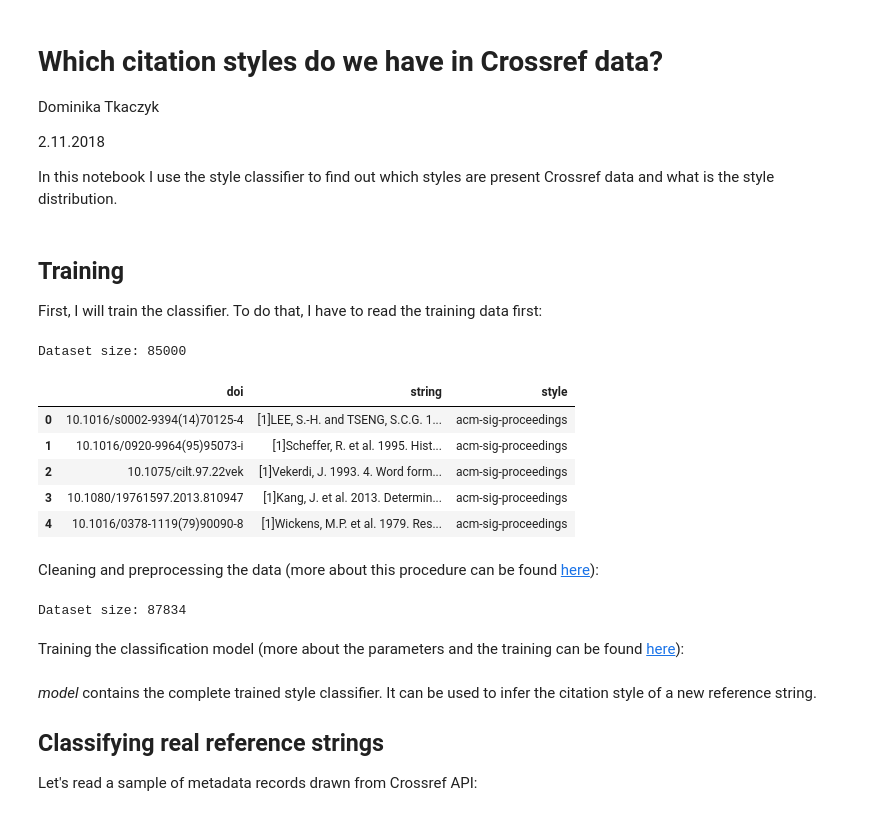
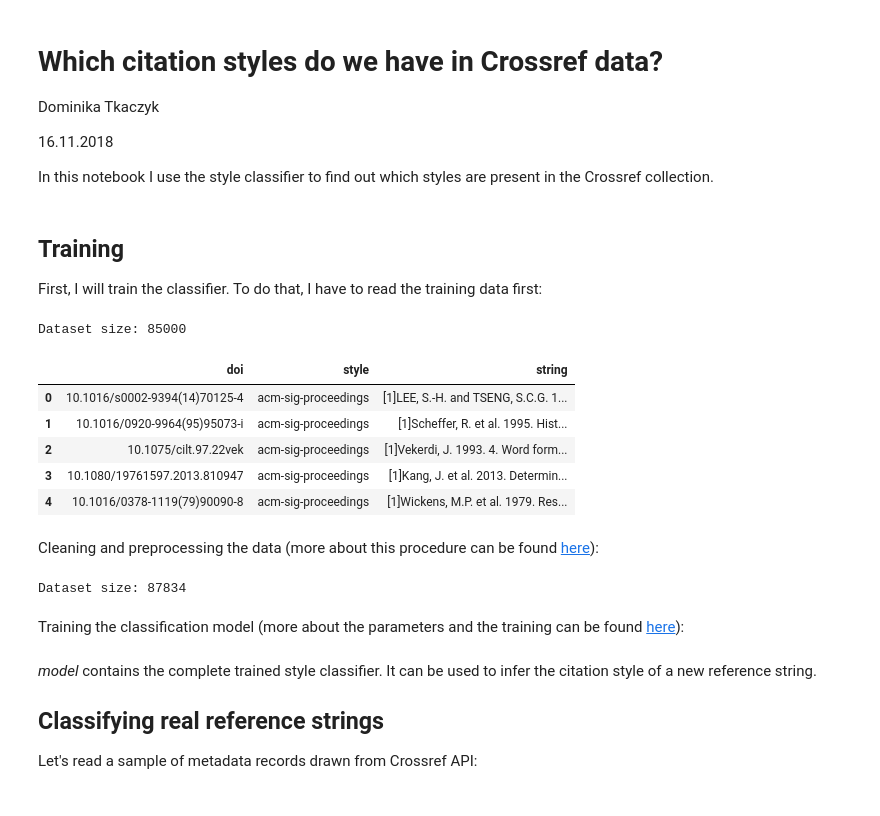
Before and after one commit to CrossRef/citation-style-classifier, a Jupyter notebook: analyses/style_distribution.ipynb, the cells around one changed output. Cells and saved outputs as stored; diff of their text form; code cells hidden in the pictures.

Commit message:
update analyses

```diff
--- a/analyses/style_distribution.ipynb
+++ b/analyses/style_distribution.ipynb
@@ -3,9 +3,9 @@
 
 Dominika Tkaczyk
 
-2.11.2018
+16.11.2018
 
-In this notebook I use the style classifier to find out which styles are present Crossref data and what is the style distribution.
+In this notebook I use the style classifier to find out which styles are present in the Crossref collection.
 # %%
 import sys
 sys.path.append('..')
@@ -27,17 +29,17 @@ from sklearn.linear_model import LogisticRegression
 
 First, I will train the classifier. To do that, I have to read the training data first:
 # %%
-dataset = read_ref_strings_data('../data/ref_strings/')
+dataset = read_ref_strings_data('../data/dataset/')
 print('Dataset size: {}'.format(dataset.shape[0]))
 dataset.head()
 # %% [output]
 Dataset size: 85000
-|  | doi | string | style |
-| 0 | 10.1016/s0002-9394(14)70125-4 | [1]LEE, S.-H. and TSENG, S.C.G. 1... | acm-sig-proceedings |
-| 1 | 10.1016/0920-9964(95)95073-i | [1]Scheffer, R. et al. 1995. Hist... | acm-sig-proceedings |
-| 2 | 10.1075/cilt.97.22vek | [1]Vekerdi, J. 1993. 4. Word form... | acm-sig-proceedings |
-| 3 | 10.1080/19761597.2013.810947 | [1]Kang, J. et al. 2013. Determin... | acm-sig-proceedings |
-| 4 | 10.1016/0378-1119(79)90090-8 | [1]Wickens, M.P. et al. 1979. Res... | acm-sig-proceedings |
+|  | doi | style | string |
+| 0 | 10.1016/s0002-9394(14)70125-4 | acm-sig-proceedings | [1]LEE, S.-H. and TSENG, S.C.G. 1... |
+| 1 | 10.1016/0920-9964(95)95073-i | acm-sig-proceedings | [1]Scheffer, R. et al. 1995. Hist... |
+| 2 | 10.1075/cilt.97.22vek | acm-sig-proceedings | [1]Vekerdi, J. 1993. 4. Word form... |
+| 3 | 10.1080/19761597.2013.810947 | acm-sig-proceedings | [1]Kang, J. et al. 2013. Determin... |
+| 4 | 10.1016/0378-1119(79)90090-8 | acm-sig-proceedings | [1]Wickens, M.P. et al. 1979. Res... |
 # %% [markdown]
-Cleaning and preprocessing the data (more about this procedure can be found [here]()):
+Cleaning and preprocessing the data (more about this procedure can be found [here](https://github.com/CrossRef/citation-style-classifier/blob/master/analyses/citation_style_classification.ipynb)):
 # %%
@@ -53,4 +50,4 @@ print('Dataset size: {}'.format(dataset.shape[0]))
 # %% [output]
 Dataset size: 87834
 # %% [markdown]
-Training the classification model (more about the parameters and the training can be found [here]()):
+Training the classification model (more about the parameters and the training can be found [here](https://github.com/CrossRef/citation-style-classifier/blob/master/analyses/citation_style_classification.ipynb)):
```
Also changed, not shown: parts of 7 cells of this notebook, 1 other file.
